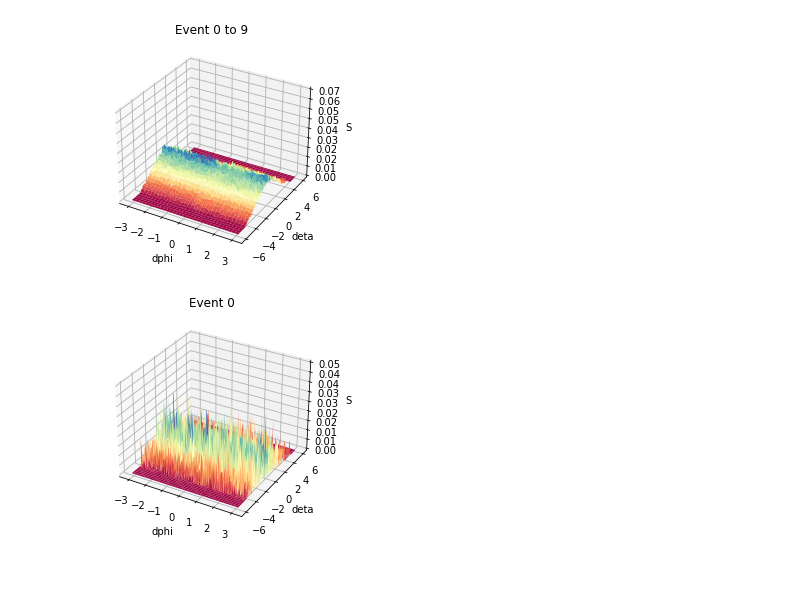
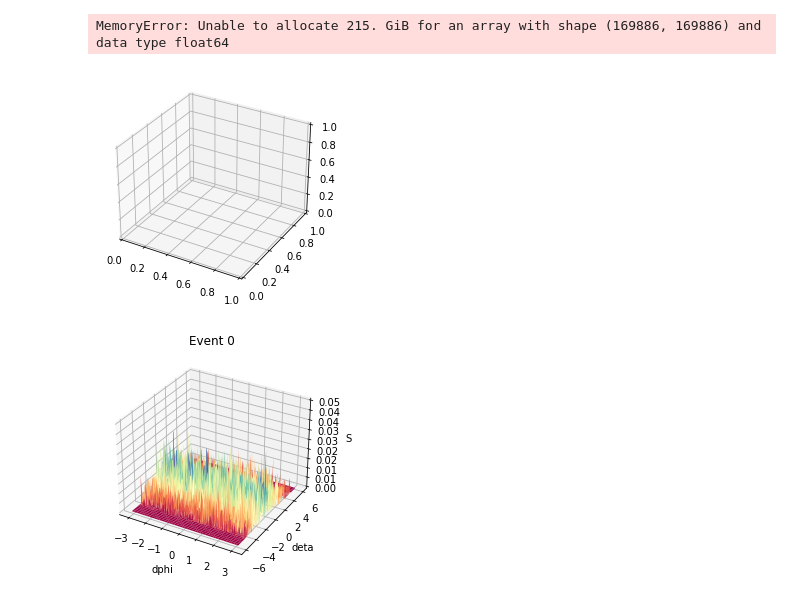
Before and after one commit to HarryWang0619/CIS_May_FinalProject, a Jupyter notebook: surface test.ipynb, the cells around one changed output. Saved outputs shown, nothing was run; the diff lists cells and outputs as text; code cells hidden in the pictures; blank space fills up the shorter version.

Commit message:
Surfacing with new data

```diff
--- a/surface test.ipynb
+++ b/surface test.ipynb
@@ -71,0 +9,5 @@ event_0to9x,event_0to9y, event_0to9z = addhist(0,9)
+# %%
+data = importdphidetarange(0, 2)
+phi = data["phi"]
+
+eta = data["eta"]
@@ -71,0 +18,2 @@ event_0to9x,event_0to9y, event_0to9z = addhist(0,9)
+# %%
+counts,xbins,ybins,image = plt.hist2d(eta,phi,bins=100,norm=LogNorm(), cmap = plt.cm.rainbow)
@@ -72,30 +22,31 @@ event_0to9x,event_0to9y, event_0to9z = addhist(0,9)
 # %%
 fig, ax = plt.subplots(subplot_kw={"projection": "3d"})
 
 # Make data.
-X = event_0to9x
-Y = event_0to9y
+X = phi
+Y = eta
 X, Y = np.meshgrid(X, Y)
-Z = event_0to9z
+Z = counts
 
 # Plot the surface.
 surf = ax.plot_surface(X, Y, Z, cmap=cm.Spectral, antialiased=True)
 
 # Customize the z axis.
 ax.set_zlim(0, 0.04)
 ax.zaxis.set_major_locator(LinearLocator(10))
 # A StrMethodFormatter is used automatically
 ax.zaxis.set_major_formatter('{x:.02f}')
 ax.set_xlabel('dphi')
 ax.set_ylabel('deta')
 ax.set_zlabel('S')
 plt.title('Event 0 to 9')
 
 # Add a color bar which maps values to colors.
 plt.savefig('SavedFig/event_0to99_d.png')
 plt.show()
 # %% [output]
+MemoryError: Unable to allocate 215. GiB for an array with shape (169886, 169886) and data type float64
-[figure, old version]
+[figure, new version]
 # %%
 fig, ax = plt.subplots(subplot_kw={"projection": "3d"})
 
```
Also changed, not shown: parts of 12 cells of this notebook.
